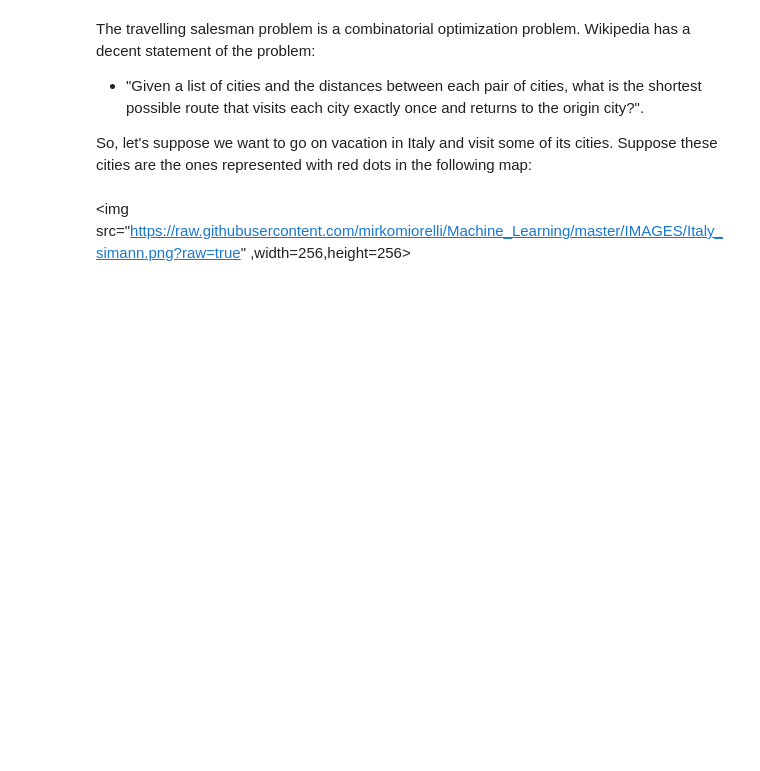
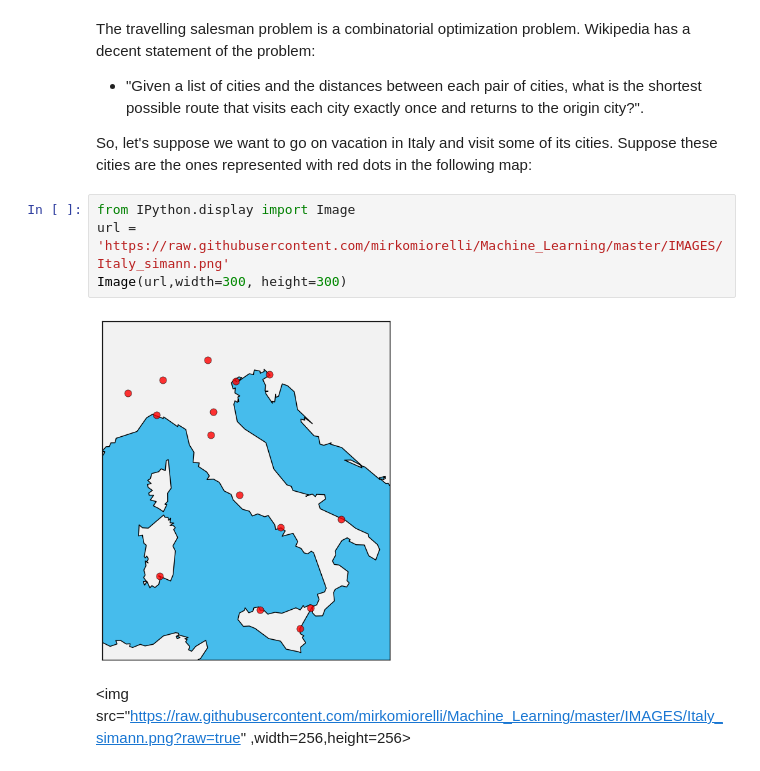
Before and after one commit to mirkomiorelli/Machine_Learning, a Jupyter notebook: NOTEBOOKS/SA.ipynb, the cells around one changed output. Cells and saved outputs as stored; diff of their text form; blank space fills up the shorter version.

```diff
--- a/NOTEBOOKS/SA.ipynb
+++ b/NOTEBOOKS/SA.ipynb
@@ -5,6 +5,12 @@ The travelling salesman problem is a combinatorial optimization problem. Wikiped
 <ul><li>"Given a list of cities and the distances between each pair of cities, what is the shortest possible route that visits each city exactly once and returns to the origin city?".</li></ul>
 
 So, let's suppose we want to go on vacation in Italy and visit some of its cities. Suppose these cities are the ones represented with red dots in the following map:
+# %%
+from IPython.display import Image
+url = 'https://raw.githubusercontent.com/mirkomiorelli/Machine_Learning/master/IMAGES/Italy_simann.png'
+Image(url,width=300, height=300)
+# %% [output]
+[figure, added]
 # %% [markdown]
 
 <img src="https://raw.githubusercontent.com/mirkomiorelli/Machine_Learning/master/IMAGES/Italy_simann.png?raw=true" ,width=256,height=256>
```
Also changed, not shown: parts of 1 cell of this notebook.
